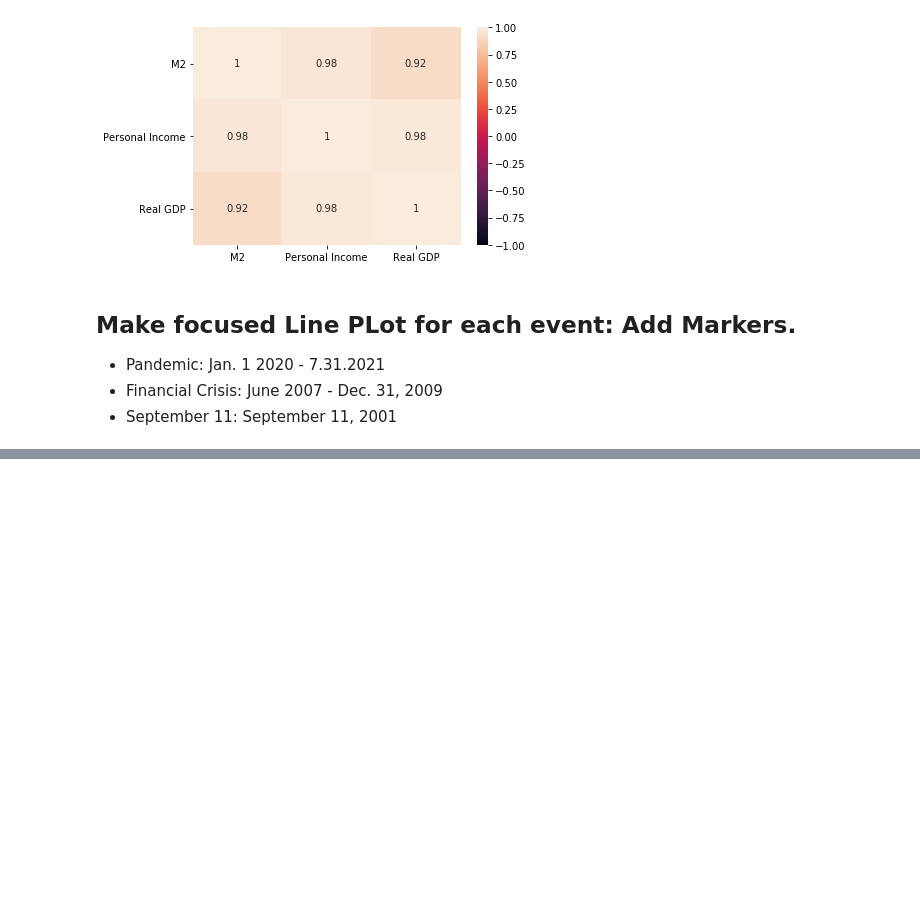
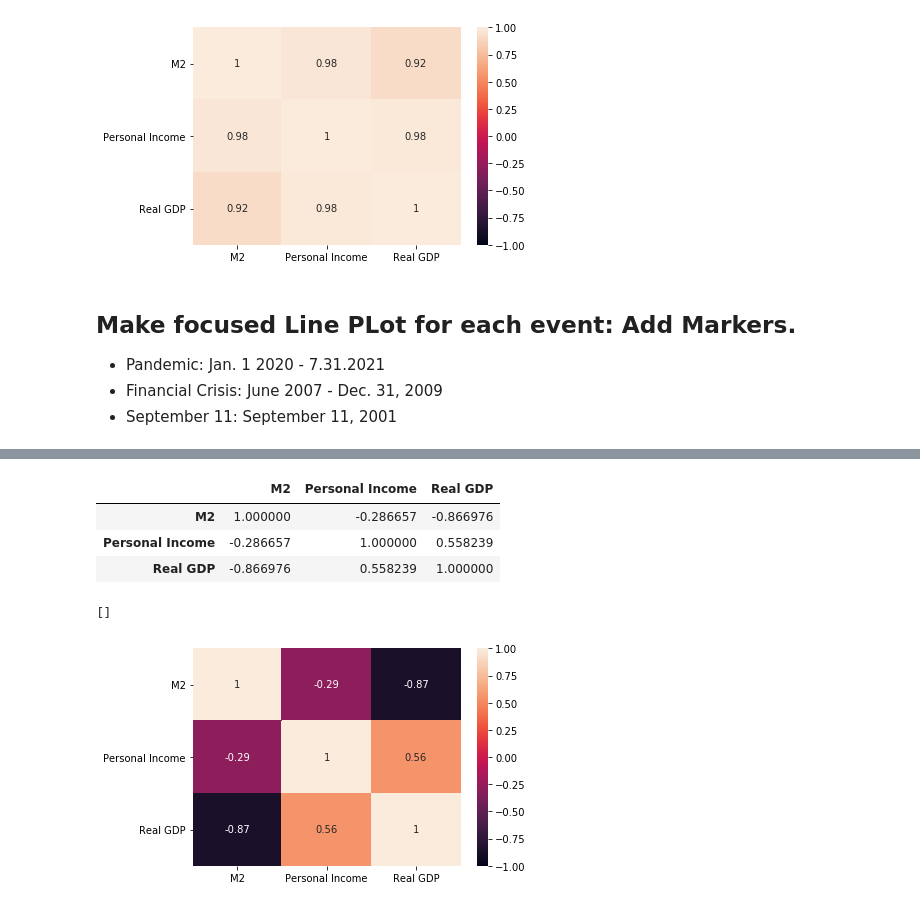
Before and after one commit to schm1263/Fintech_Project_1, a Jupyter notebook: Eriks_Clean_Copy.ipynb, the cells around one changed output, grey strips where cells are left out. Saved outputs shown, nothing was run; the diff lists cells and outputs as text; code cells hidden in the pictures; blank space fills up the shorter version.

```diff
--- a/Eriks_Clean_Copy.ipynb
+++ b/Eriks_Clean_Copy.ipynb
@@ -435,0 +473,4 @@ labeled_all_data
+# %%
+# Get relavent data set:
+financial_crisis_data = all_data['2007-06-01':'2009-12-31']
+financial_crisis_data.head()
@@ -435,0 +484,16 @@ labeled_all_data
+# %%
+# Find Correlation
+financial_crisis_corr = financial_crisis_data.corr()
+financial_crisis_corr
+# %% [output]
+|  | M2 | Personal Income | Real GDP |
+| M2 | 1.000000 | -0.286657 | -0.866976 |
+| Personal Income | -0.286657 | 1.000000 | 0.558239 |
+| Real GDP | -0.866976 | 0.558239 | 1.000000 |
+# %%
+# Display the correlation matrix
+financial_crisis_corr_chart = sns.heatmap(financial_crisis_corr, annot=True, vmin=-1, vmax=1)
+financial_crisis_corr_chart.plot()
+# %% [output]
+[]
+[figure, added]
```
Also changed, not shown: parts of 18 cells of this notebook.
